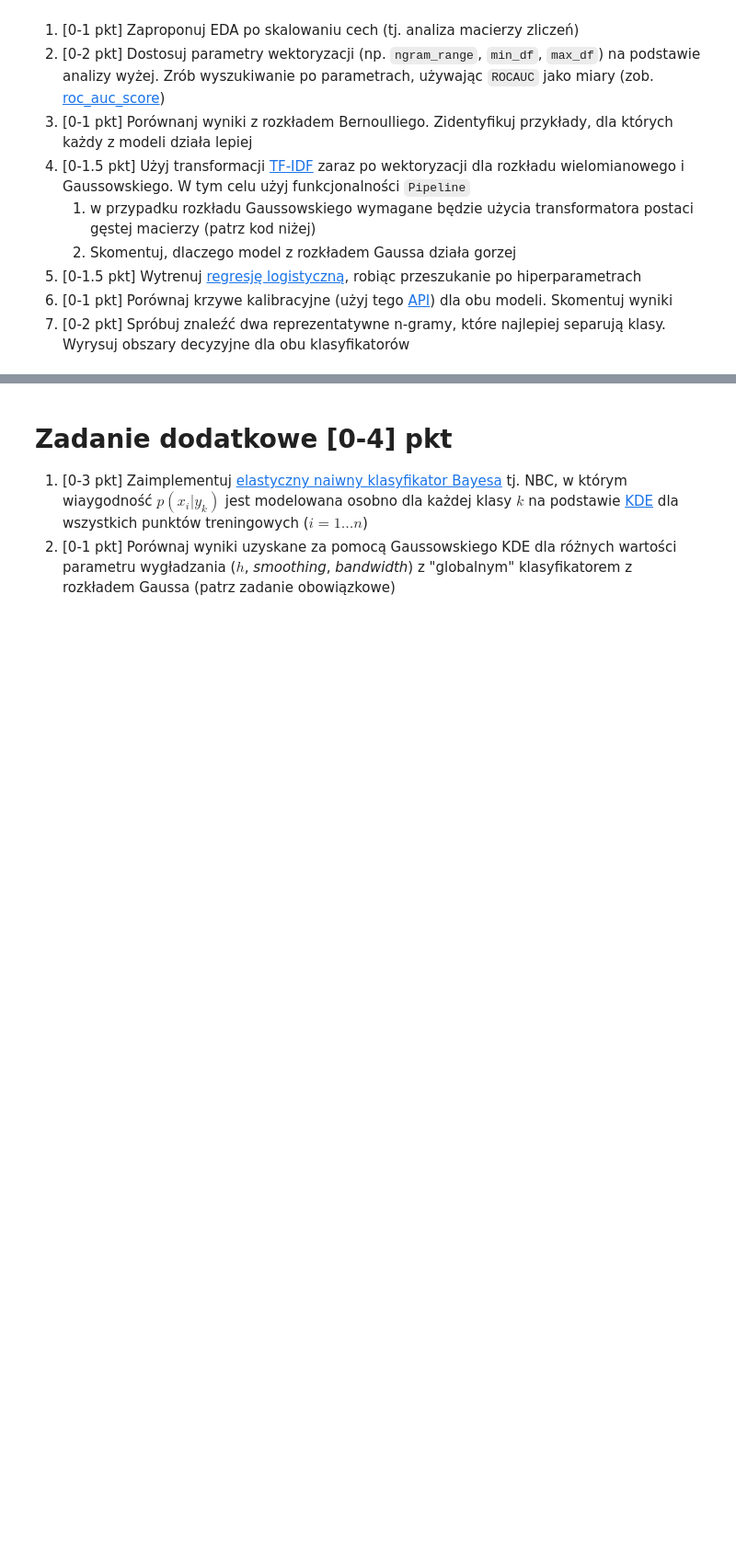
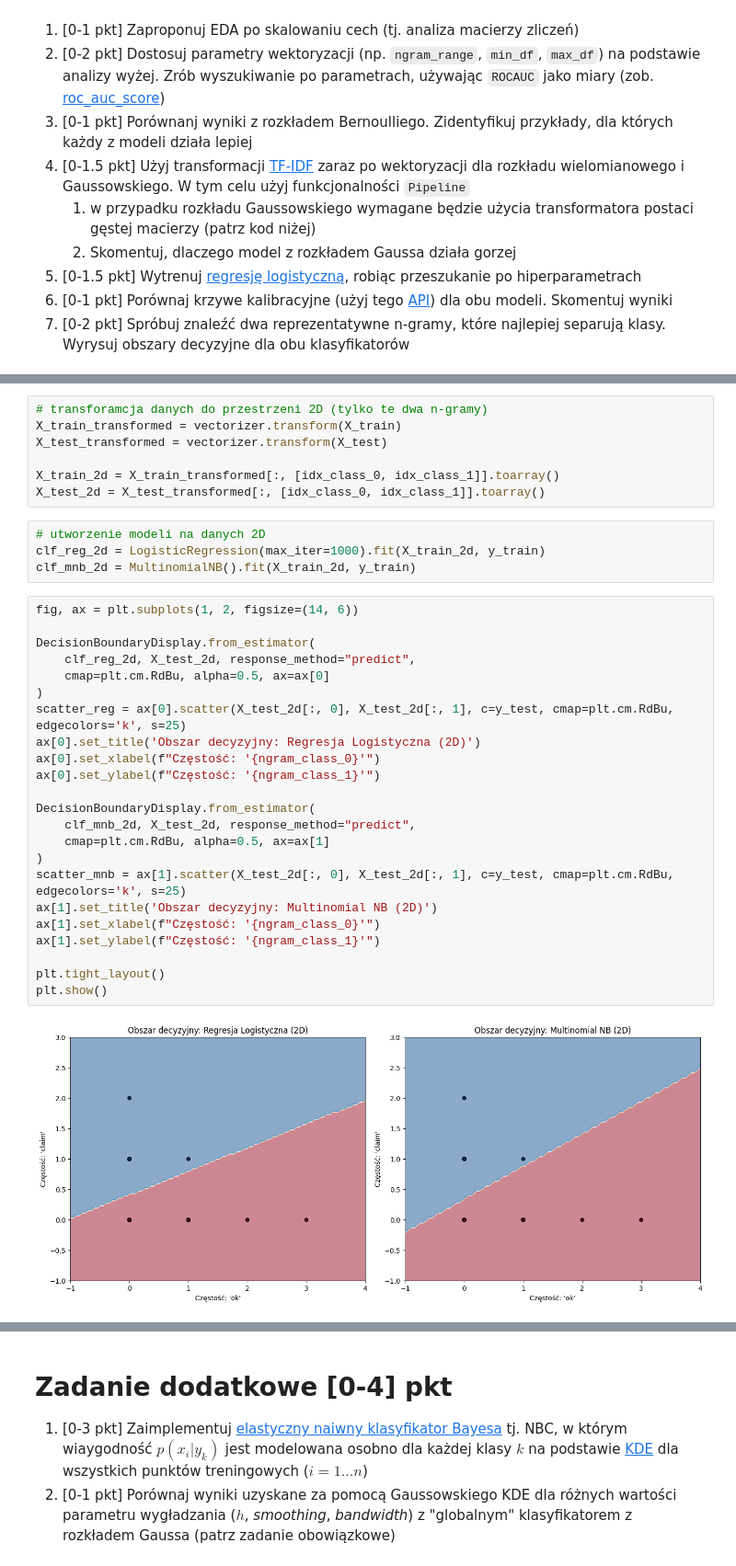
Before and after one commit to pswierzy/Machine-Learning, a Jupyter notebook: Lab04/4-zadanie_domowe.ipynb, the cells around one changed output, grey strips where cells are left out. Shown at 92% size. Drawn from its saved outputs; the diff is of its cells as text; blank space fills up the shorter version.

```diff
--- a/Lab04/4-zadanie_domowe.ipynb
+++ b/Lab04/4-zadanie_domowe.ipynb
@@ -22,0 +488,36 @@ class DenseTransformer(TransformerMixin, BaseEstimator):
+# %%
+# transforamcja danych do przestrzeni 2D (tylko te dwa n-gramy)
+X_train_transformed = vectorizer.transform(X_train)
+X_test_transformed = vectorizer.transform(X_test)
+
+X_train_2d = X_train_transformed[:, [idx_class_0, idx_class_1]].toarray()
+X_test_2d = X_test_transformed[:, [idx_class_0, idx_class_1]].toarray()
+# %%
+# utworzenie modeli na danych 2D
+clf_reg_2d = LogisticRegression(max_iter=1000).fit(X_train_2d, y_train)
+clf_mnb_2d = MultinomialNB().fit(X_train_2d, y_train)
+# %%
+fig, ax = plt.subplots(1, 2, figsize=(14, 6))
+
+DecisionBoundaryDisplay.from_estimator(
+    clf_reg_2d, X_test_2d, response_method="predict",
+    cmap=plt.cm.RdBu, alpha=0.5, ax=ax[0]
+)
+scatter_reg = ax[0].scatter(X_test_2d[:, 0], X_test_2d[:, 1], c=y_test, cmap=plt.cm.RdBu, edgecolors='k', s=25)
+ax[0].set_title('Obszar decyzyjny: Regresja Logistyczna (2D)')
+ax[0].set_xlabel(f"Częstość: '{ngram_class_0}'")
+ax[0].set_ylabel(f"Częstość: '{ngram_class_1}'")
+
+DecisionBoundaryDisplay.from_estimator(
+    clf_mnb_2d, X_test_2d, response_method="predict",
+    cmap=plt.cm.RdBu, alpha=0.5, ax=ax[1]
+)
+scatter_mnb = ax[1].scatter(X_test_2d[:, 0], X_test_2d[:, 1], c=y_test, cmap=plt.cm.RdBu, edgecolors='k', s=25)
+ax[1].set_title('Obszar decyzyjny: Multinomial NB (2D)')
+ax[1].set_xlabel(f"Częstość: '{ngram_class_0}'")
+ax[1].set_ylabel(f"Częstość: '{ngram_class_1}'")
+
+plt.tight_layout()
+plt.show()
+# %% [output]
+[figure, added]
```
Also changed, not shown: parts of 49 cells of this notebook.
